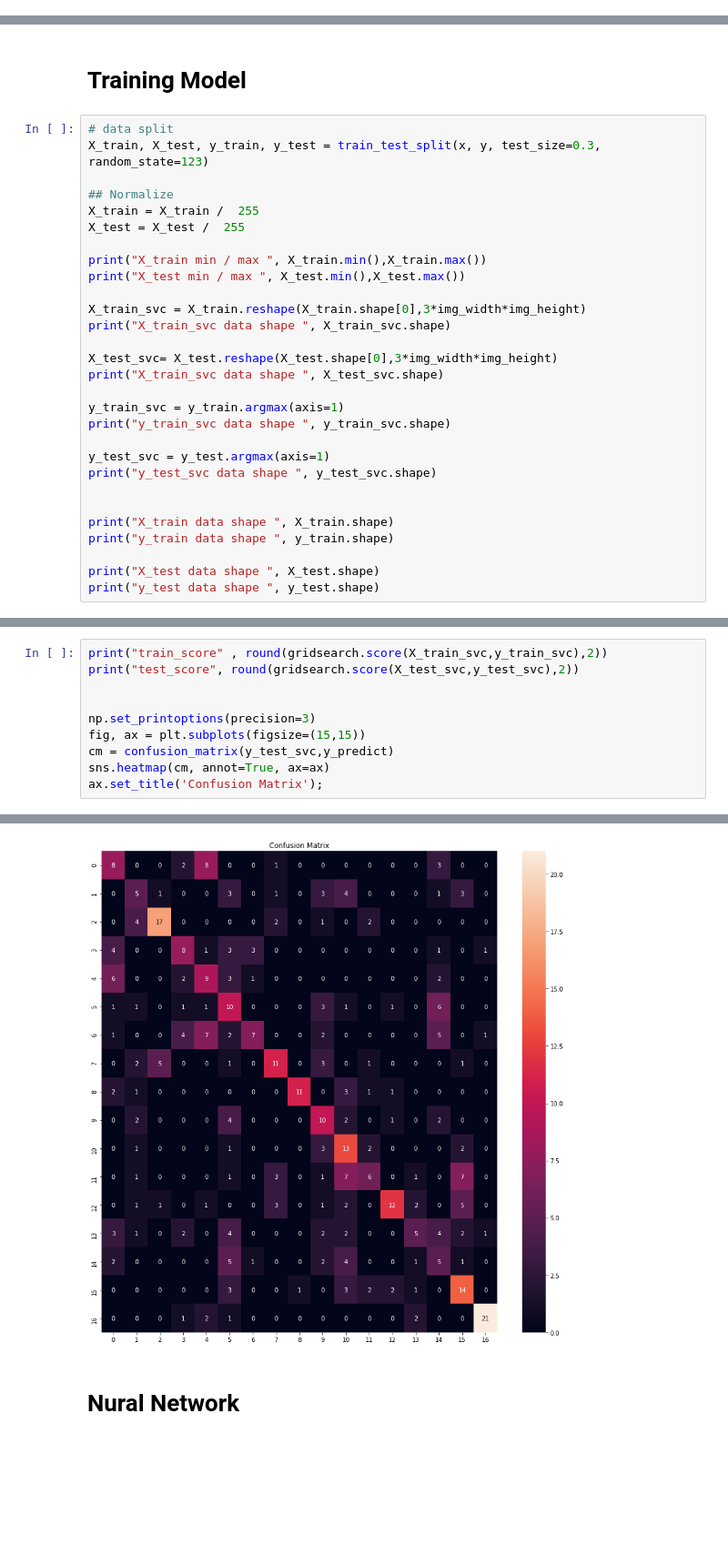
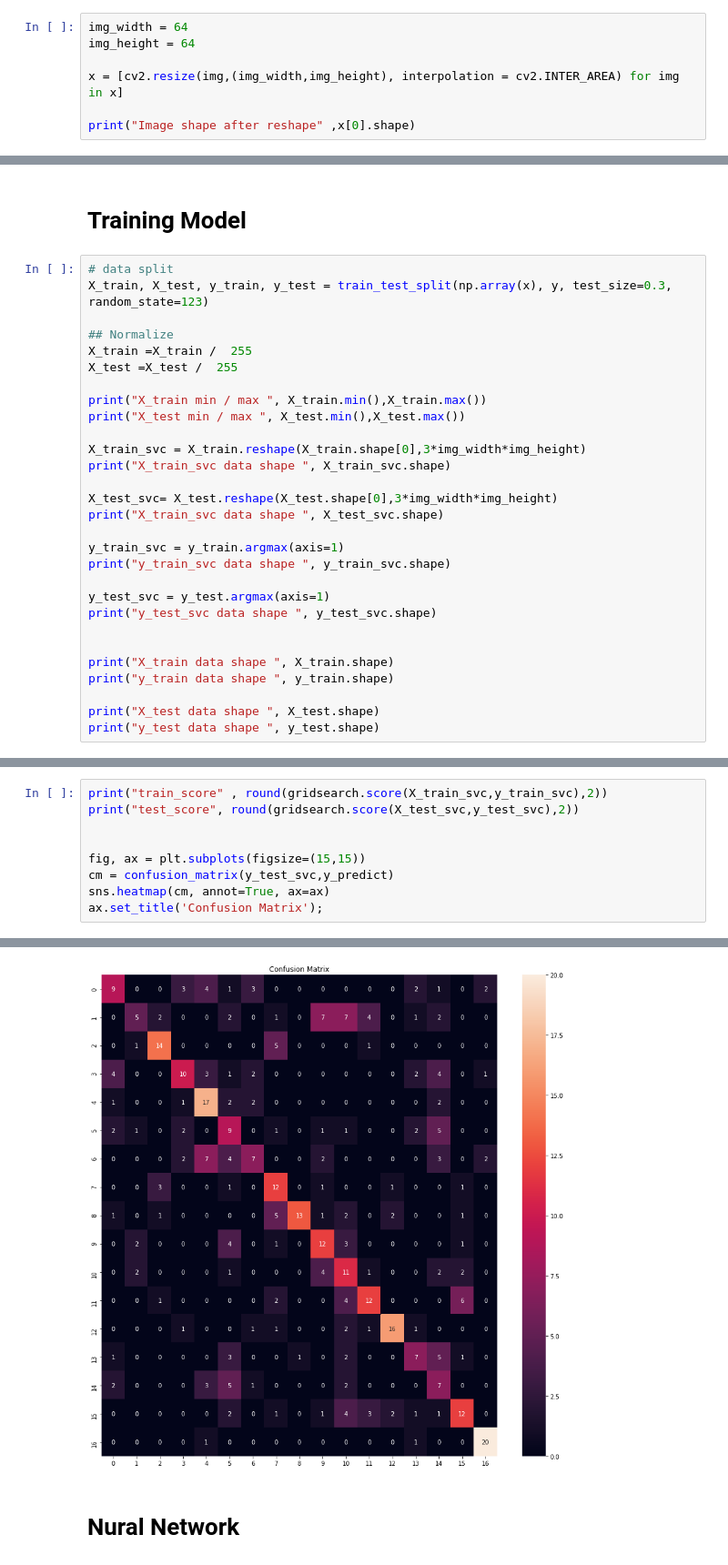
Before and after one commit to baalasangar/MLAI, a Jupyter notebook: 11_ComputerVision/Assignment/part4.ipynb, the cells around one changed output, grey strips where cells are left out. Shown at 91% size. Cells and saved outputs as stored; diff of their text form; blank space fills up the shorter version.

```diff
--- a/11_ComputerVision/Assignment/part4.ipynb
+++ b/11_ComputerVision/Assignment/part4.ipynb
@@ -76,0 +61,7 @@ img_height = 224
+# %%
+img_width = 64
+img_height = 64
+
+x = [cv2.resize(img,(img_width,img_height), interpolation = cv2.INTER_AREA) for img in x]
+
+print("Image shape after reshape" ,x[0].shape)
@@ -148,11 +142,11 @@ Kernal Size -  11
 # Training Model
 # %%
 # data split
-X_train, X_test, y_train, y_test = train_test_split(x, y, test_size=0.3, random_state=123)
+X_train, X_test, y_train, y_test = train_test_split(np.array(x), y, test_size=0.3, random_state=123)
 
 ## Normalize
-X_train = X_train /  255
-X_test = X_test /  255
+X_train =X_train /  255
+X_test =X_test /  255
 
 print("X_train min / max ", X_train.min(),X_train.max())
 print("X_test min / max ", X_test.min(),X_test.max())
@@ -205,7 +200,6 @@ print("train_score" , round(gridsearch.score(X_train_svc,y_train_svc),2))
 print("test_score", round(gridsearch.score(X_test_svc,y_test_svc),2))
 
 
-np.set_printoptions(precision=3)
 fig, ax = plt.subplots(figsize=(15,15))
 cm = confusion_matrix(y_test_svc,y_predict)
 sns.heatmap(cm, annot=True, ax=ax)
@@ -216,4 +210,4 @@ test_score 0.42
-[figure, old version]
+[figure, new version]
 # %% [markdown]
 # Nural Network
 # %%
```
Also changed, not shown: parts of 31 cells of this notebook, 25 other files.
